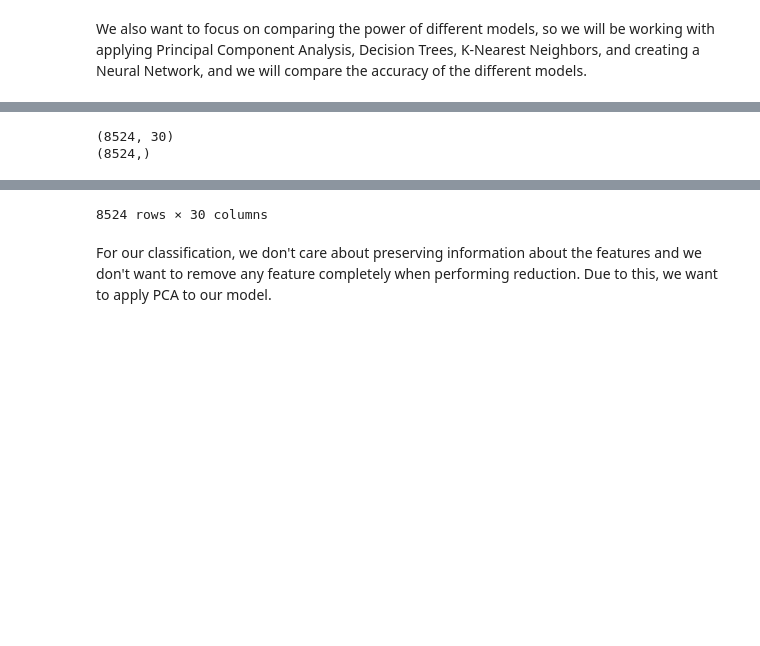
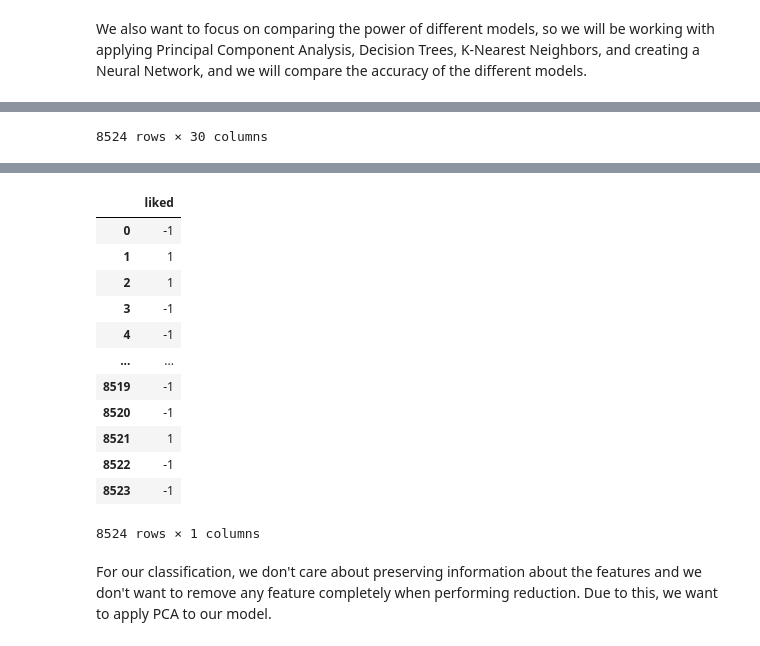
Before and after one commit to AtharvUmap/song_recommendation_model, a Jupyter notebook: song_rec.ipynb, the cells around one changed output, grey strips where cells are left out. Cells and saved outputs as stored; diff of their text form; code cells hidden in the pictures; blank space fills up the shorter version.

```diff
--- a/song_rec.ipynb
+++ b/song_rec.ipynb
@@ -425,17 +426,16 @@ X_std = pd.DataFrame(scaler.fit_transform(df[classifying_columns]), columns = cl
 
 
 # #Perform One Hot Encoding on the genres
-df_temp = df_genre_grouped
+df_temp = df_genre
 encoder = OneHotEncoder(sparse_output=False)
 encoded = encoder.fit_transform(df_genre[['mapped_genre']])
 X_encoded = pd.DataFrame(encoded, columns=encoder.categories_[0])
 df_final = df_temp.drop('genre', axis=1)
+df_final = df_final.drop('mapped_genre', axis=1)
 df_final = pd.concat([X_std, X_encoded], axis=1)
 
 X = df_final.dropna()
 
-Y = np.random.randint(0, 2, size=len(X))
-print(X.shape)
-print(Y.shape)
-display(X)
+Y = pd.DataFrame(np.random.choice([-1, 0, 1], size=len(X)), columns = ['liked'])
+display(X, Y)
 # %% [output]
@@ -442,2 +454 @@ display(X)
-(8524, 30)
-(8524,)
+8524 rows × 30 columns
@@ -456,4 +455,16 @@ display(X)
+|  | liked |
+| 0 | -1 |
+| 1 | 1 |
+| 2 | 1 |
+| 3 | -1 |
+| 4 | -1 |
+| ... | ... |
+| 8519 | -1 |
+| 8520 | -1 |
+| 8521 | 1 |
+| 8522 | -1 |
+| 8523 | -1 |
-8524 rows × 30 columns
+8524 rows × 1 columns
 # %% [markdown]
 For our classification, we don't care about preserving information about the features and we don't want to remove any feature completely when performing reduction. Due to this, we want to apply PCA to our model.
 # %%
```
Also changed, not shown: parts of 10 cells of this notebook.
